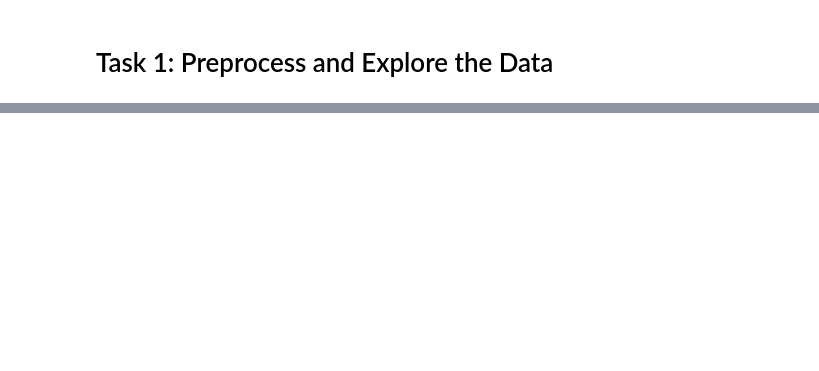
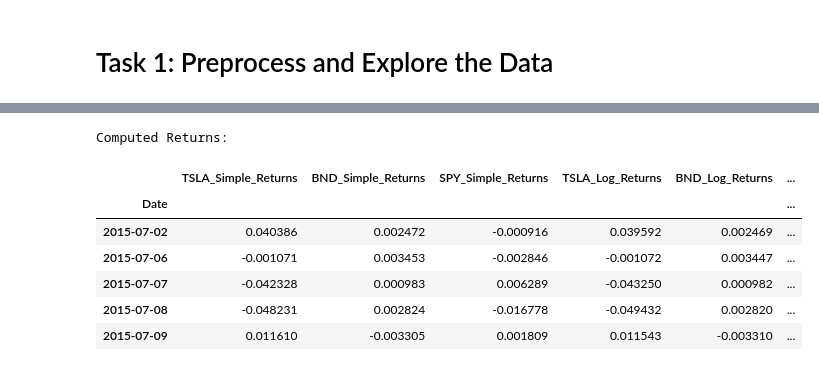
Before and after one commit to Addisu22/Time-Series-Forecasting-for-Portfolio-Management-Optimization, a Jupyter notebook: Notebooks/Preprocess_Explore_Data.ipynb, the cells around one changed output, grey strips where cells are left out. Saved outputs shown, nothing was run; the diff lists cells and outputs as text; code cells hidden in the pictures; blank space fills up the shorter version.

```diff
--- a/Notebooks/Preprocess_Explore_Data.ipynb
+++ b/Notebooks/Preprocess_Explore_Data.ipynb
@@ -94,2 +144,16 @@ display(returns_df.head())
+# %%
+# Example usage:
+log_returns_df = compute_returns(df)
+print("Computed Returns:")
+display(log_returns_df.head())
+# %% [output]
+Computed Returns:
+|  | TSLA_Simple_Returns | BND_Simple_Returns | SPY_Simple_Returns | TSLA_Log_Returns | BND_Log_Returns | ... |
+| Date |  |  |  |  |  | ... |
+| 2015-07-02 | 0.040386 | 0.002472 | -0.000916 | 0.039592 | 0.002469 | ... |
+| 2015-07-06 | -0.001071 | 0.003453 | -0.002846 | -0.001072 | 0.003447 | ... |
+| 2015-07-07 | -0.042328 | 0.000983 | 0.006289 | -0.043250 | 0.000982 | ... |
+| 2015-07-08 | -0.048231 | 0.002824 | -0.016778 | -0.049432 | 0.002820 | ... |
+| 2015-07-09 | 0.011610 | -0.003305 | 0.001809 | 0.011543 | -0.003310 | ... |
 # %%
 # Example usage:
```
Also changed, not shown: parts of 10 cells of this notebook, 1 other file.
